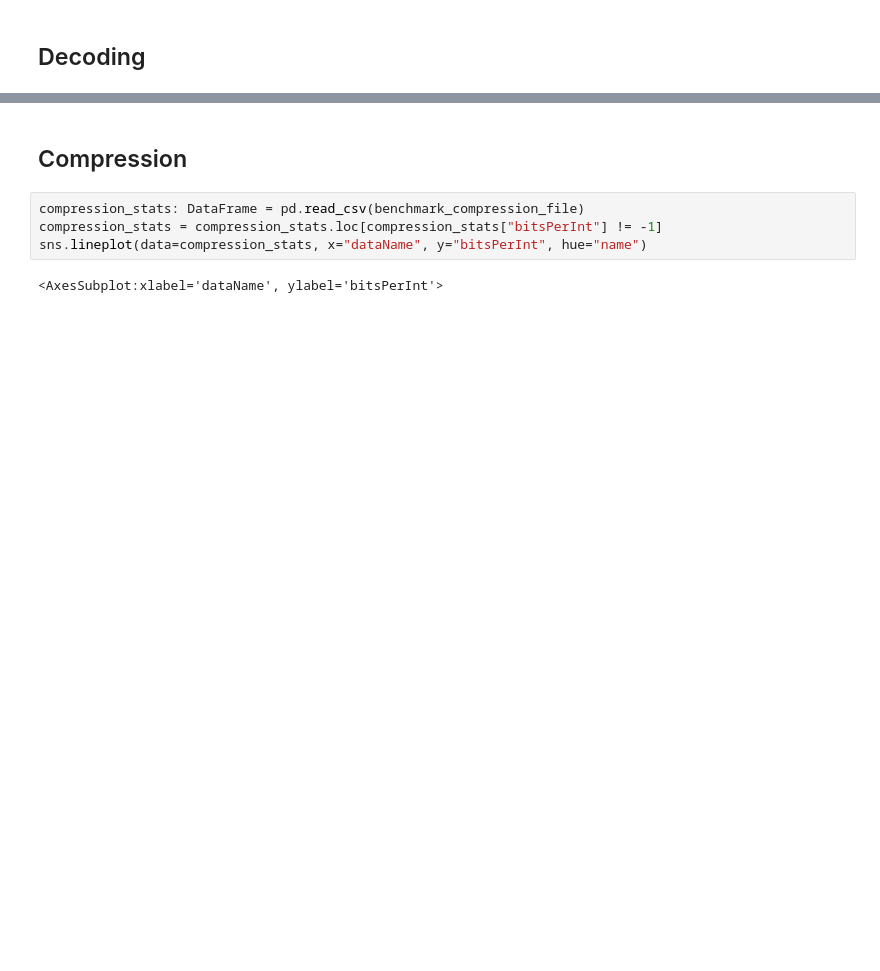
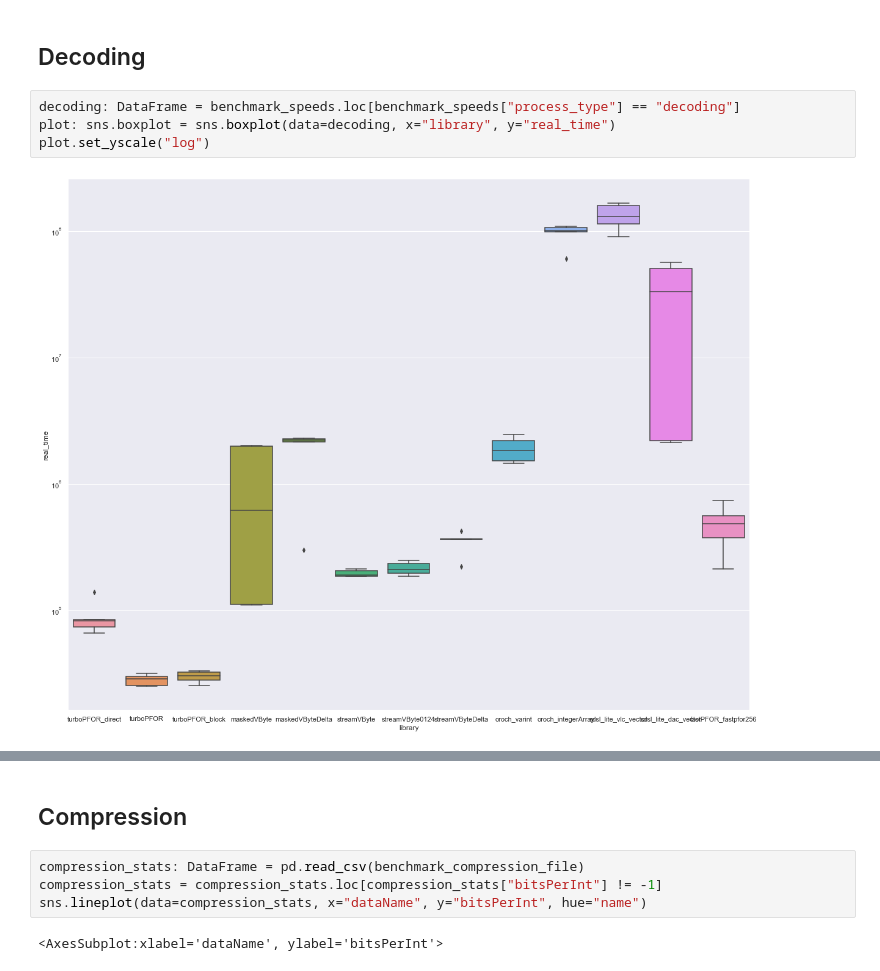
Before and after one commit to linuslh1996/column-compression, a Jupyter notebook: AnalyseBenchmarkResults.ipynb, the cells around one changed output, grey strips where cells are left out. Cells and saved outputs as stored; diff of their text form; blank space fills up the shorter version.

```diff
--- a/AnalyseBenchmarkResults.ipynb
+++ b/AnalyseBenchmarkResults.ipynb
@@ -28,2 +29,8 @@ plot.set_yscale("log")
 # %% [markdown]
 ## Decoding
+# %%
+decoding: DataFrame = benchmark_speeds.loc[benchmark_speeds["process_type"] == "decoding"]
+plot: sns.boxplot = sns.boxplot(data=decoding, x="library", y="real_time")
+plot.set_yscale("log")
+# %% [output]
+[figure, added]
```
Also changed, not shown: parts of 6 cells of this notebook.
